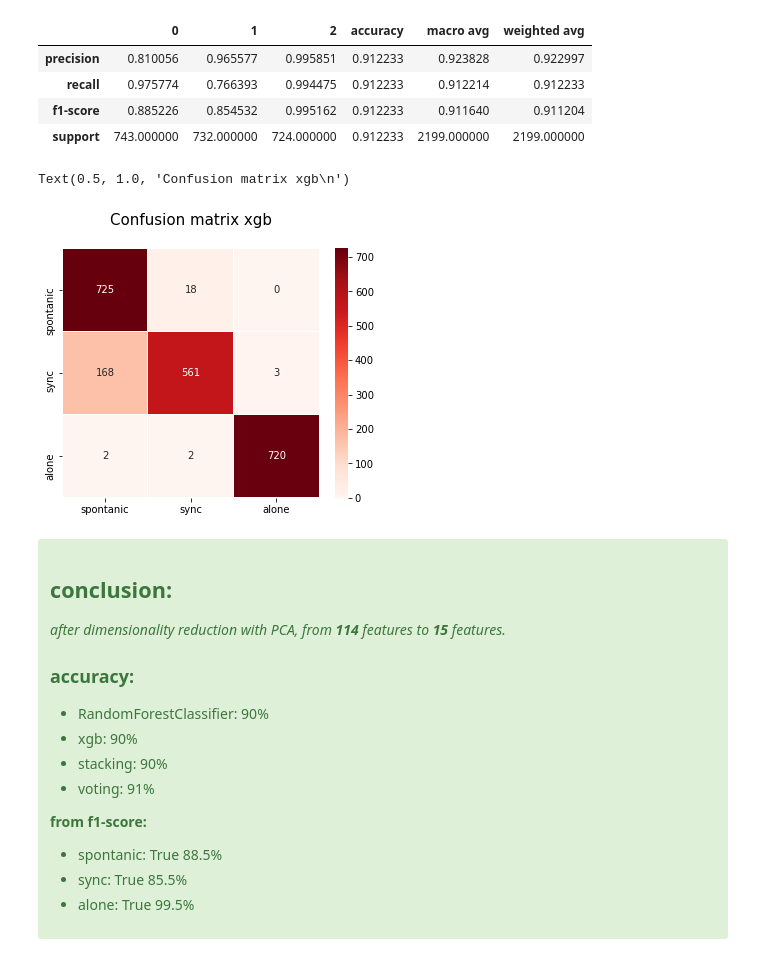
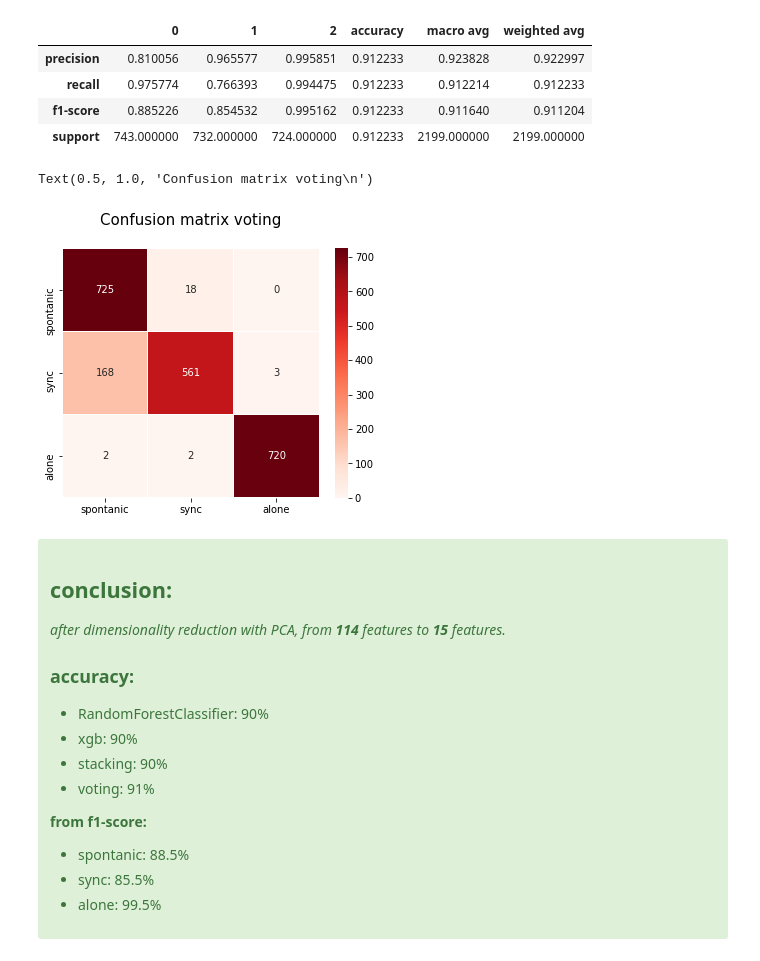
Before and after one commit to renanarimon/ML, a Jupyter notebook: a hands.ipynb, the cells around one changed output. Saved outputs shown, nothing was run; the diff lists cells and outputs as text; code cells hidden in the pictures.

```diff
--- a/a hands.ipynb
+++ b/a hands.ipynb
@@ -458,19 +515,18 @@ df_report
 # %%
 from sklearn import metrics
 from sklearn.metrics import confusion_matrix
 
 plt.figure(figsize=(5,4))
 cnf_matrix = confusion_matrix(y_test_f, y_pred_vote)
 
-x_axis_labels = ['spontanic', 'sync', 'alone'] # labels for x-axis
-y_axis_labels = ['spontanic', 'sync', 'alone'] # labels for y-axis
-sns.heatmap(pd.DataFrame(cnf_matrix), annot=True,cmap="Reds" , fmt='g', xticklabels=x_axis_labels, yticklabels=y_axis_labels, linewidths=0.1)
+axis_labels = ['spontanic', 'sync', 'alone'] # labels for x-axis
+sns.heatmap(pd.DataFrame(cnf_matrix), annot=True,cmap="Reds" , fmt='g', xticklabels=axis_labels, yticklabels=axis_labels, linewidths=0.1)
 
 plt.tight_layout()
-plt.title('Confusion matrix xgb\n', fontsize=15)
+plt.title('Confusion matrix voting\n', fontsize=15)
 # %% [output]
-Text(0.5, 1.0, 'Confusion matrix xgb\n')
+Text(0.5, 1.0, 'Confusion matrix voting\n')
-[figure, old version]
+[figure, new version]
 # %% [markdown]
 <div class="alert alert-success" role="alert">
 
@@ -487,8 +543,8 @@ Text(0.5, 1.0, 'Confusion matrix xgb\n')
    * voting: 91%
 
 **from f1-score:**
-   * spontanic: True 88.5%
-   * sync: True 85.5%
-   * alone: True 99.5%
+   * spontanic: 88.5%
+   * sync: 85.5%
+   * alone: 99.5%
 
 <div>
```
Also changed, not shown: parts of 8 cells of this notebook.
